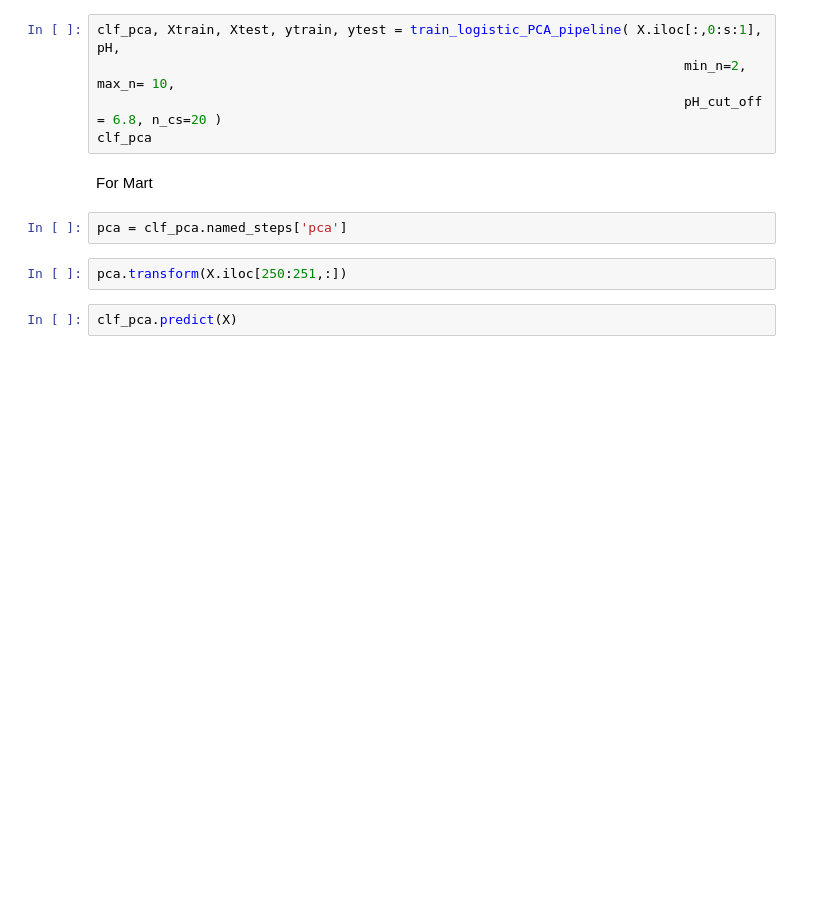
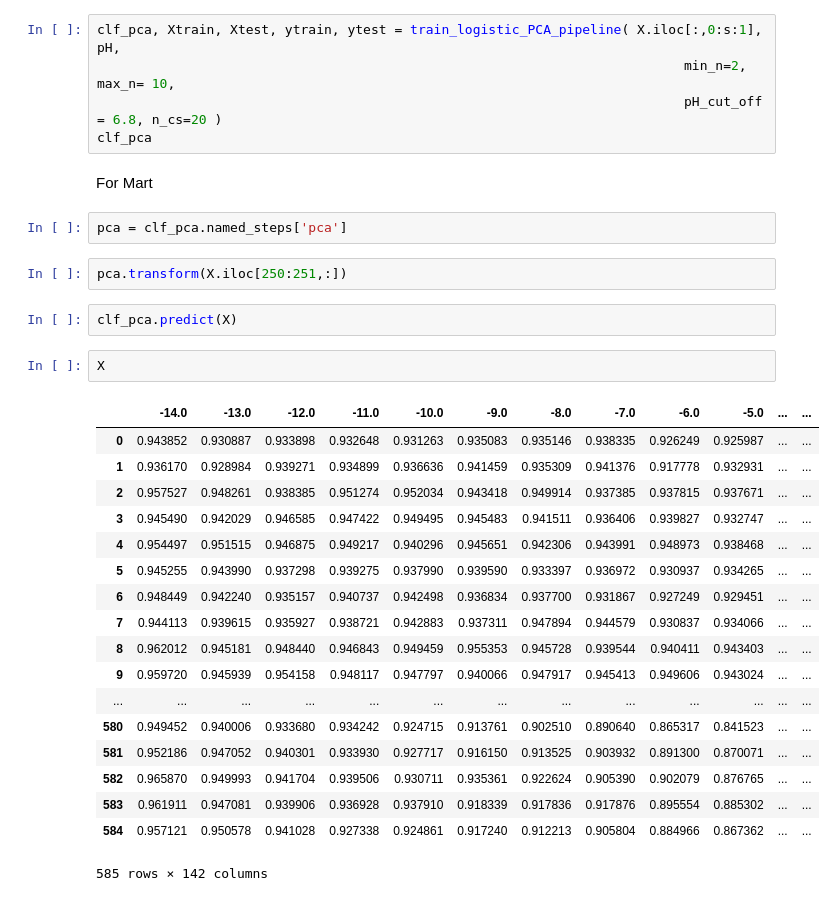
Before and after one commit to JCardenasRdz/acidoCEST_ML, a Jupyter notebook: notebooks/Ratiometric vs ML June 2019_Iopamidol-LINEAR REGRESSION.ipynb, the cells around one changed output. Drawn from its saved outputs; the diff is of its cells as text; blank space fills up the shorter version.

```diff
--- a/notebooks/Ratiometric vs ML June 2019_Iopamidol-LINEAR REGRESSION.ipynb
+++ b/notebooks/Ratiometric vs ML June 2019_Iopamidol-LINEAR REGRESSION.ipynb
@@ -480,3 +488,24 @@ pca = clf_pca.named_steps['pca']
 pca.transform(X.iloc[250:251,:])
 # %%
 clf_pca.predict(X)
+# %%
+X
+# %% [output]
+|  | -14.0 | -13.0 | -12.0 | -11.0 | -10.0 | -9.0 | -8.0 | -7.0 | -6.0 | -5.0 | ... | ... |
+| 0 | 0.943852 | 0.930887 | 0.933898 | 0.932648 | 0.931263 | 0.935083 | 0.935146 | 0.938335 | 0.926249 | 0.925987 | ... | ... |
+| 1 | 0.936170 | 0.928984 | 0.939271 | 0.934899 | 0.936636 | 0.941459 | 0.935309 | 0.941376 | 0.917778 | 0.932931 | ... | ... |
+| 2 | 0.957527 | 0.948261 | 0.938385 | 0.951274 | 0.952034 | 0.943418 | 0.949914 | 0.937385 | 0.937815 | 0.937671 | ... | ... |
+| 3 | 0.945490 | 0.942029 | 0.946585 | 0.947422 | 0.949495 | 0.945483 | 0.941511 | 0.936406 | 0.939827 | 0.932747 | ... | ... |
+| 4 | 0.954497 | 0.951515 | 0.946875 | 0.949217 | 0.940296 | 0.945651 | 0.942306 | 0.943991 | 0.948973 | 0.938468 | ... | ... |
+| 5 | 0.945255 | 0.943990 | 0.937298 | 0.939275 | 0.937990 | 0.939590 | 0.933397 | 0.936972 | 0.930937 | 0.934265 | ... | ... |
+| 6 | 0.948449 | 0.942240 | 0.935157 | 0.940737 | 0.942498 | 0.936834 | 0.937700 | 0.931867 | 0.927249 | 0.929451 | ... | ... |
+| 7 | 0.944113 | 0.939615 | 0.935927 | 0.938721 | 0.942883 | 0.937311 | 0.947894 | 0.944579 | 0.930837 | 0.934066 | ... | ... |
+| 8 | 0.962012 | 0.945181 | 0.948440 | 0.946843 | 0.949459 | 0.955353 | 0.945728 | 0.939544 | 0.940411 | 0.943403 | ... | ... |
+| 9 | 0.959720 | 0.945939 | 0.954158 | 0.948117 | 0.947797 | 0.940066 | 0.947917 | 0.945413 | 0.949606 | 0.943024 | ... | ... |
+| ... | ... | ... | ... | ... | ... | ... | ... | ... | ... | ... | ... | ... |
+| 580 | 0.949452 | 0.940006 | 0.933680 | 0.934242 | 0.924715 | 0.913761 | 0.902510 | 0.890640 | 0.865317 | 0.841523 | ... | ... |
+| 581 | 0.952186 | 0.947052 | 0.940301 | 0.933930 | 0.927717 | 0.916150 | 0.913525 | 0.903932 | 0.891300 | 0.870071 | ... | ... |
+| 582 | 0.965870 | 0.949993 | 0.941704 | 0.939506 | 0.930711 | 0.935361 | 0.922624 | 0.905390 | 0.902079 | 0.876765 | ... | ... |
+| 583 | 0.961911 | 0.947081 | 0.939906 | 0.936928 | 0.937910 | 0.918339 | 0.917836 | 0.917876 | 0.895554 | 0.885302 | ... | ... |
+| 584 | 0.957121 | 0.950578 | 0.941028 | 0.927338 | 0.924861 | 0.917240 | 0.912213 | 0.905804 | 0.884966 | 0.867362 | ... | ... |
+585 rows × 142 columns
```
Also changed, not shown: parts of 12 cells of this notebook.
